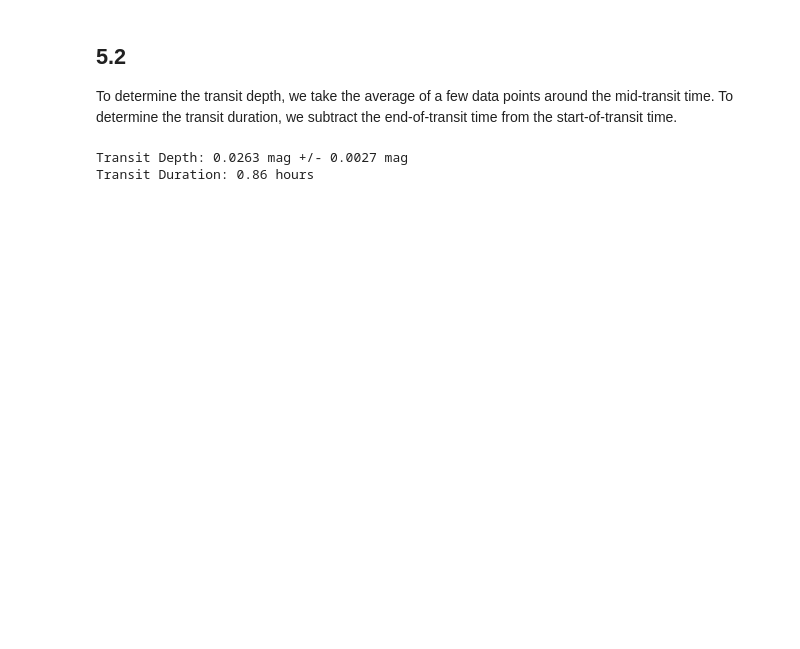
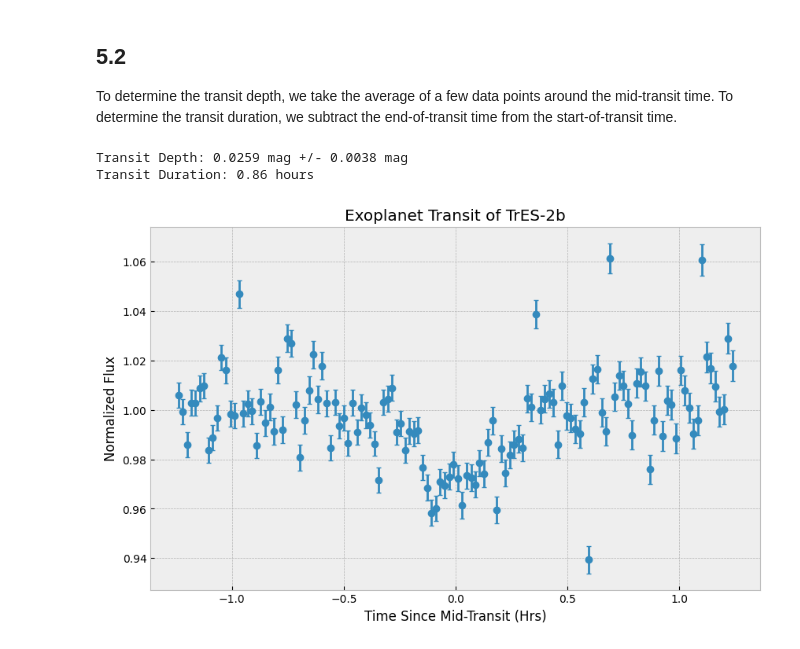
Before and after one commit to Efrain1013/AST_443, a Jupyter notebook: Lab_2_again/section5.ipynb, the cells around one changed output. Saved outputs shown, nothing was run; the diff lists cells and outputs as text; code cells hidden in the pictures; blank space fills up the shorter version.

```diff
--- a/Lab_2_again/section5.ipynb
+++ b/Lab_2_again/section5.ipynb
@@ -81,7 +80,7 @@ To determine the transit depth, we take the average of a few data points around
 import numpy as np
 
 # Define the indices around t=0
-indices = range(127, 131)
+indices = range(124, 126)
 
 # Extract flux and flux error for the selected indices
 flux_selected = kep_norm[indices]
@@ -100,5 +99,29 @@ print(f'Transit Depth: {depth:.4f} mag +/- {depth_err:.4f} mag')
 #Estimate transit duration
 print(f'Transit Duration: {hours_since_transit[b] - hours_since_transit[a]:.2f} hours')
 # %% [output]
-Transit Depth: 0.0263 mag +/- 0.0027 mag
+Transit Depth: 0.0259 mag +/- 0.0038 mag
 Transit Duration: 0.86 hours
+# %%
+import matplotlib.pyplot as plt
+import matplotlib.style as style
+
+new_plot_flux = []
+new_plot_err = []
+new_plot_time = []
+
+for i in range(0, 255):
+    if (i/2 == int(i/2)):
+        new_plot_flux.append(kep_norm[i])
+        new_plot_err.append(kep_err[i])
+        new_plot_time.append(hours_since_transit[i])
+
+
+style.use('bmh')
+plt.figure(figsize=(10, 6))
+plt.errorbar(new_plot_time, new_plot_flux, new_plot_err, fmt='o', capsize=2)
+plt.title('Exoplanet Transit of TrES-2b')
+plt.xlabel('Time Since Mid-Transit (Hrs)')
+plt.ylabel('Normalized Flux')
+plt.show()
+# %% [output]
+[figure, added]
```
Also changed, not shown: parts of 2 cells of this notebook, 1 other file.
